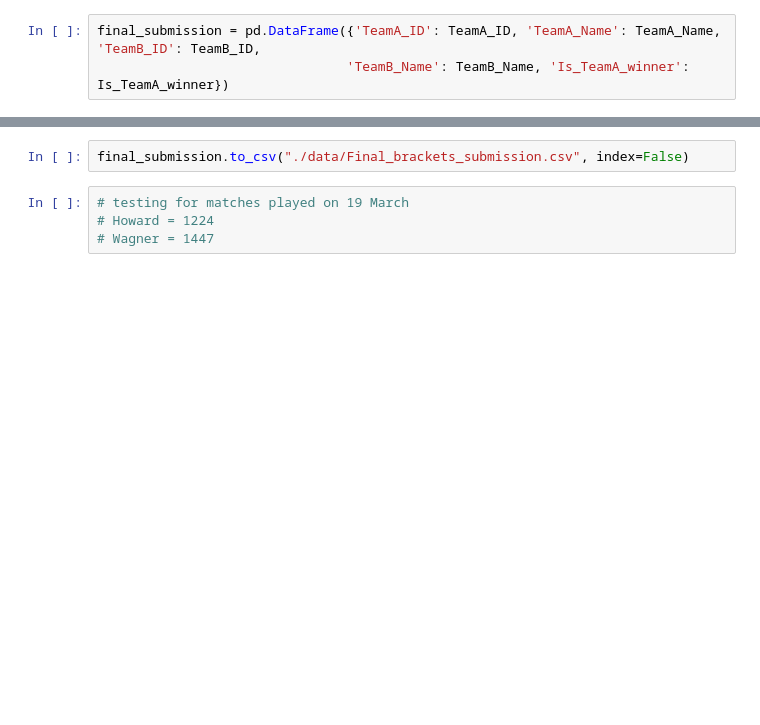
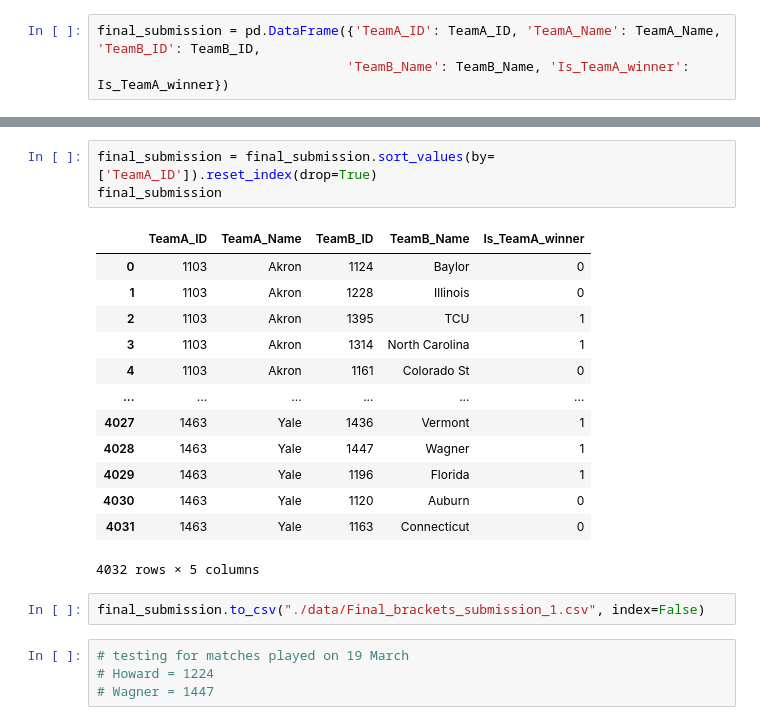
Before and after one commit to singhaditya8499/Machine-Learning, a Jupyter notebook: Projects/March-madness/final_final_model.ipynb, the cells around one changed output, grey strips where cells are left out. Cells and saved outputs as stored; diff of their text form; blank space fills up the shorter version.

```diff
--- a/Projects/March-madness/final_final_model.ipynb
+++ b/Projects/March-madness/final_final_model.ipynb
@@ -403,5 +405,22 @@ final_submission
+# %%
+final_submission = final_submission.sort_values(by=['TeamA_ID']).reset_index(drop=True)
+final_submission
+# %% [output]
+|  | TeamA_ID | TeamA_Name | TeamB_ID | TeamB_Name | Is_TeamA_winner |
+| 0 | 1103 | Akron | 1124 | Baylor | 0 |
+| 1 | 1103 | Akron | 1228 | Illinois | 0 |
+| 2 | 1103 | Akron | 1395 | TCU | 1 |
+| 3 | 1103 | Akron | 1314 | North Carolina | 1 |
+| 4 | 1103 | Akron | 1161 | Colorado St | 0 |
+| ... | ... | ... | ... | ... | ... |
+| 4027 | 1463 | Yale | 1436 | Vermont | 1 |
+| 4028 | 1463 | Yale | 1447 | Wagner | 1 |
+| 4029 | 1463 | Yale | 1196 | Florida | 1 |
+| 4030 | 1463 | Yale | 1120 | Auburn | 0 |
+| 4031 | 1463 | Yale | 1163 | Connecticut | 0 |
+4032 rows × 5 columns
 # %%
-final_submission.to_csv("./data/Final_brackets_submission.csv", index=False)
+final_submission.to_csv("./data/Final_brackets_submission_1.csv", index=False)
 # %%
 # testing for matches played on 19 March
 # Howard = 1224
```
Also changed, not shown: parts of 18 cells of this notebook.
